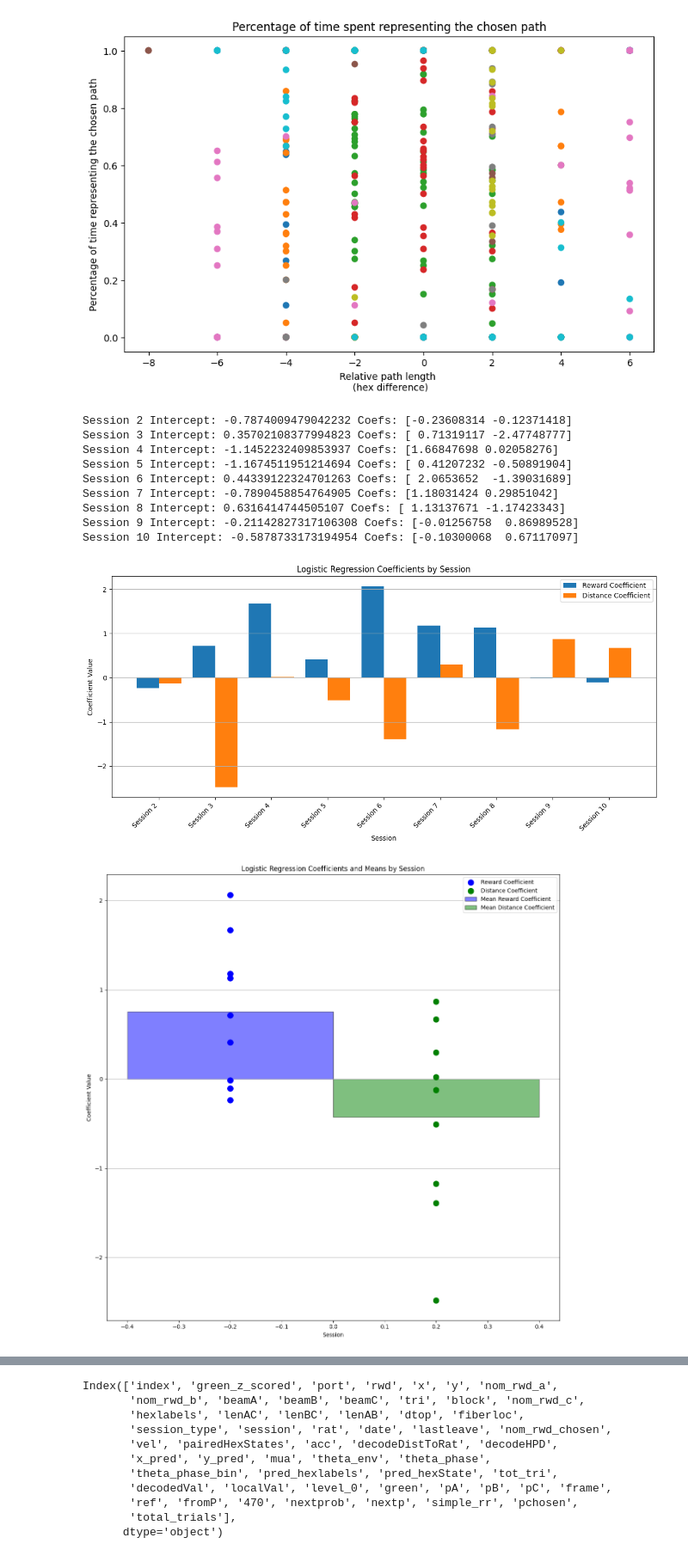
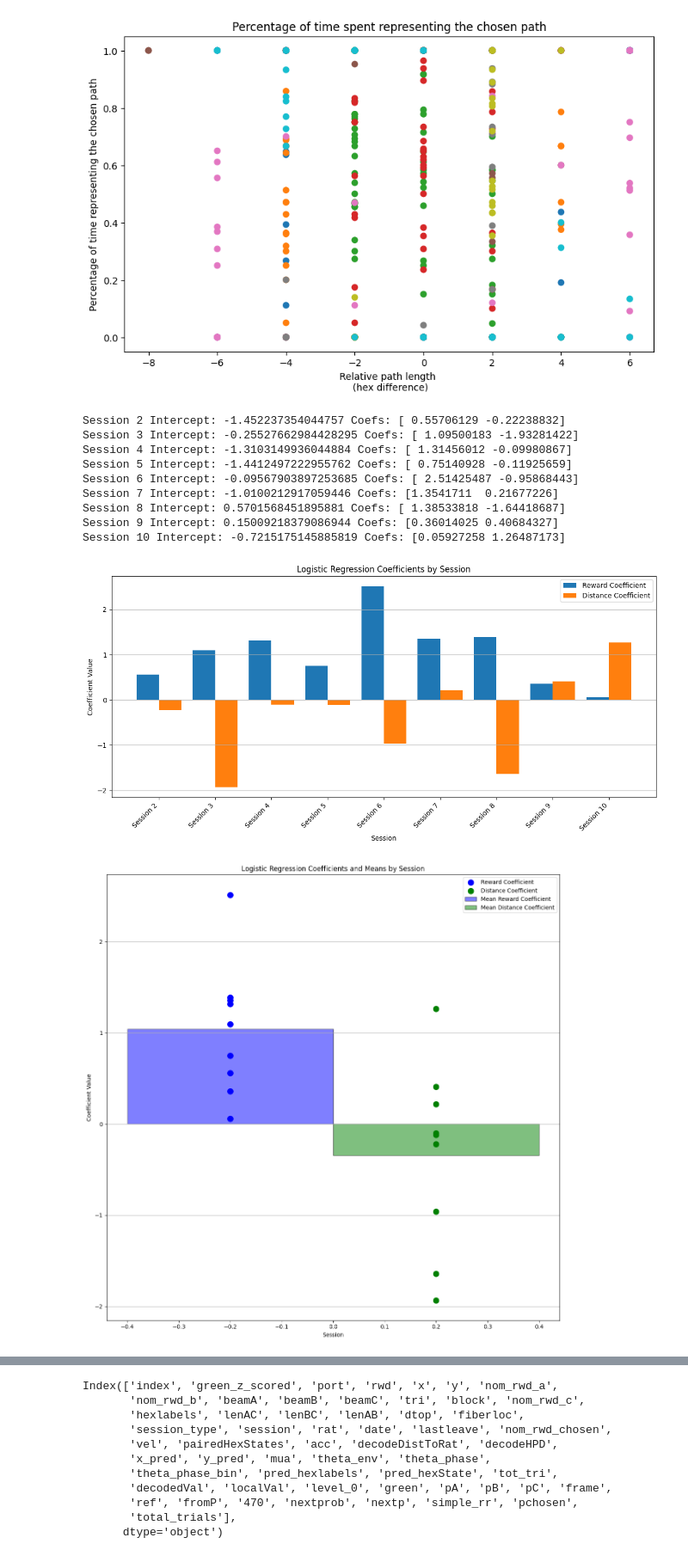
Before and after one commit to calderast/Hex-maze-analysis, a Jupyter notebook: theta_sweeps.ipynb, the cells around one changed output, grey strips where cells are left out. Shown at 86% size. Cells and saved outputs as stored; diff of their text form; code cells hidden in the pictures.

```diff
--- a/theta_sweeps.ipynb
+++ b/theta_sweeps.ipynb
@@ -602,7 +602,7 @@ This function is not currently implemented for mazes with multiple choice points
 min_hexes_pre_choice = 0
 max_hexes_pre_choice = 2
 min_hexes_post_choice = 1
-max_hexes_post_choice = 1
+max_hexes_post_choice = 3
 mua_thresh = 5
 nonlocal_thresh = 0 # decode must be >30cm from rat to be considered nonlocal?
 hpd_thresh = 800
@@ -1057,9 +1057,10 @@ def scale_to_0_1(arr):
     return (arr - arr.min()) / (arr.max() - arr.min())
 
 reps_df = trial_df[trial_df['trial'] > 25]
-reps_df = trial_df
+# reps_df = trial_df
 
 # Initialize lists to store coefficients for plotting
+intercepts = []
 coef_rewards = []
 coef_distances = []
 session_labels = []
@@ -1084,6 +1085,7 @@ for session in reps_df['session'].unique():
     print(f"Session {session} Intercept: {model.intercept_[0]} Coefs: {model.coef_[0]}")
 
     # Store coefficients for plotting
+    intercepts.append(model.intercept_[0])
     coef_rewards.append(model.coef_[0, 0])
     coef_distances.append(model.coef_[0, 1])
     session_labels.append(f"Session {session}")
@@ -1092,41 +1094,42 @@ for session in reps_df['session'].unique():
 plt.figure(figsize=(12, 6))
 plt.bar(np.arange(len(session_labels)), coef_rewards, width=0.4, label='Reward Coefficient', align='center')
 plt.bar(np.arange(len(session_labels)) + 0.4, coef_distances, width=0.4, label='Distance Coefficient', align='center')
 plt.xlabel('Session')
 plt.ylabel('Coefficient Value')
 plt.title('Logistic Regression Coefficients by Session')
 plt.xticks(np.arange(len(session_labels)) + 0.2, session_labels, rotation=45, ha='right')
 plt.legend()
 plt.grid(axis='y')
 plt.tight_layout()
 plt.show()
 
 # Plot means as bars and coefs as points
+mean_intercept = np.mean(intercepts)
 mean_coef_rewards = np.mean(coef_rewards)
 mean_coef_distances = np.mean(coef_distances)
 plt.figure(figsize=(12, 12))
 # Plot coefs by session as points
 plt.scatter(np.ones(len(session_labels))*-0.2, coef_rewards, color='blue', label='Reward Coefficient', s=100, zorder=3)
 plt.scatter(np.ones(len(session_labels))*0.2, coef_distances, color='green', label='Distance Coefficient', s=100, zorder=3)
 # Plot mean coefficients as bars
 plt.bar(-0.2, mean_coef_rewards, width=0.4, color='blue', alpha=0.5, label='Mean Reward Coefficient', edgecolor='black')
 plt.bar(0.2, mean_coef_distances, width=0.4, color='green', alpha=0.5, label='Mean Distance Coefficient', edgecolor='black')
 plt.xlabel('Session')
 plt.ylabel('Coefficient Value')
 plt.title('Logistic Regression Coefficients and Means by Session')
 plt.legend()
 plt.grid(axis='y')
 plt.tight_layout()
 plt.show()
 # %% [output]
-Session 2 Intercept: -0.7874009479042232 Coefs: [-0.23608314 -0.12371418]
-Session 3 Intercept: 0.35702108377994823 Coefs: [ 0.71319117 -2.47748777]
-Session 4 Intercept: -1.1452232409853937 Coefs: [1.66847698 0.02058276]
-Session 5 Intercept: -1.1674511951214694 Coefs: [ 0.41207232 -0.50891904]
-Session 6 Intercept: 0.44339122324701263 Coefs: [ 2.0653652  -1.39031689]
-Session 7 Intercept: -0.7890458854764905 Coefs: [1.18031424 0.29851042]
-Session 8 Intercept: 0.6316414744505107 Coefs: [ 1.13137671 -1.17423343]
-Session 9 Intercept: -0.21142827317106308 Coefs: [-0.01256758  0.86989528]
-Session 10 Intercept: -0.5878733173194954 Coefs: [-0.10300068  0.67117097]
+Session 2 Intercept: -1.452237354044757 Coefs: [ 0.55706129 -0.22238832]
+Session 3 Intercept: -0.25527662984428295 Coefs: [ 1.09500183 -1.93281422]
+Session 4 Intercept: -1.3103149936044884 Coefs: [ 1.31456012 -0.09980867]
+Session 5 Intercept: -1.4412497222955762 Coefs: [ 0.75140928 -0.11925659]
+Session 6 Intercept: -0.09567903897253685 Coefs: [ 2.51425487 -0.95868443]
+Session 7 Intercept: -1.0100212917059446 Coefs: [1.3541711  0.21677226]
+Session 8 Intercept: 0.5701568451895881 Coefs: [ 1.38533818 -1.64418687]
+Session 9 Intercept: 0.15009218379086944 Coefs: [0.36014025 0.40684327]
+Session 10 Intercept: -0.7215175145885819 Coefs: [0.05927258 1.26487173]
-[figure, old version]
+[figure, new version]
-[figure, old version]
+[figure, new version]
```
Also changed, not shown: parts of 5 cells of this notebook.
